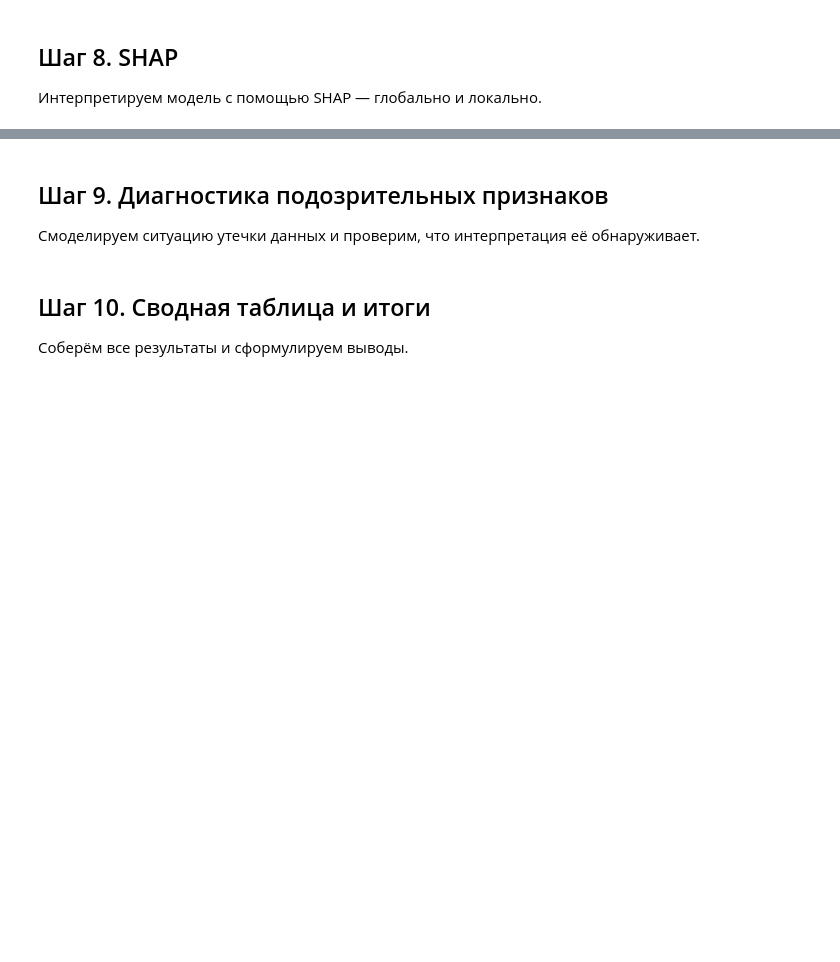
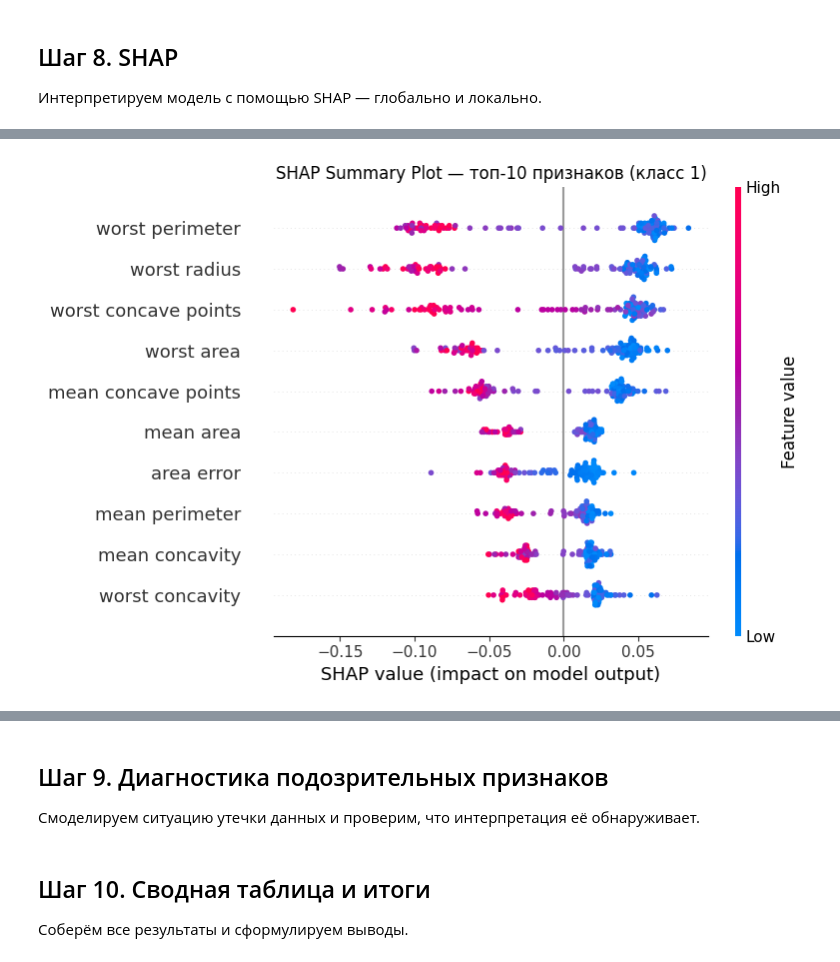
Before and after one commit to curseofuselessness/ml-course-homeworks, a Jupyter notebook: hw11_HyperParameters/hp_interp_practice_student.ipynb, the cells around one changed output, grey strips where cells are left out. Drawn from its saved outputs; the diff is of its cells as text; code cells hidden in the pictures; blank space fills up the shorter version.

```diff
--- a/hw11_HyperParameters/hp_interp_practice_student.ipynb
+++ b/hw11_HyperParameters/hp_interp_practice_student.ipynb
@@ -365,0 +492,77 @@ import shap
+# %%
+# ╔══════════════════════════════════════════════════════════════╗
+# ║  ЗАДАНИЕ 8б: Постройте summary plot                          ║
+# ║  Для мультикласса используйте shap_values[1] (класс 1)       ║
+# ║  Ответьте: какие признаки самые важные по SHAP?              ║
+# ║  Совпадает ли с PI из шага 6?                                ║
+# ╚══════════════════════════════════════════════════════════════╝
+
+# ПРАВКА: Вытаскиваем значения именно для класса 1 (положительного).
+# Если массив 3D (shape: объекты, признаки, классы), берем [:, :, 1]
+if len(shap_values.shape) == 3:
+    shap_matrix = shap_values[:, :, 1]
+else:
+    shap_matrix = shap_values
+
+# Строим summary plot
+plt.figure(figsize=(10, 6))
+
+# Передаем плоскую матрицу shap_matrix
+shap.summary_plot(
+    shap_matrix,
+    X_test,
+    feature_names=X_test.columns,
+    show=False,
+    max_display=10
+)
+
+plt.title('SHAP Summary Plot — топ-10 признаков (класс 1)')
+plt.tight_layout()
+plt.show()
+
+# Получаем ранжирование признаков по SHAP
+# Теперь shap_matrix строго 2D, и среднее по axis=0 даст строго 1D массив
+mean_abs_shap = np.mean(np.abs(shap_matrix), axis=0)
+
+shap_ranking = pd.DataFrame({
+    'feature': X_test.columns,
+    'mean_abs_shap': mean_abs_shap
+}).sort_values('mean_abs_shap', ascending=False)
+
+print("=" * 60)
+print("Ранжирование признаков по SHAP (среднее |SHAP|)")
+print("=" * 60)
+print(shap_ranking.to_string(index=False))
+
+# Сравнение с Permutation Importance из шага 6
+print("\n" + "=" * 60)
+print("Сравнение с Permutation Importance")
+print("=" * 60)
+
+# Берём топ-5 из SHAP
+top5_shap = shap_ranking.head(5)['feature'].tolist()
+
+# Берём топ-5 из PI (из шага 6)
+top5_pi = X_test.columns[np.argsort(pi_result['importances_mean'])[::-1][:5]].tolist()
+
+print(f"Топ-5 по SHAP: {top5_shap}")
+print(f"Топ-5 по PI:    {top5_pi}")
+
+# Совпадают ли?
+overlap = set(top5_shap) & set(top5_pi)
+print(f"\nСовпадают: {overlap}")
+print(f"Количество совпадений: {len(overlap)} из 5")
+
+if len(overlap) >= 4:
+    print("Вывод: Ранжирования в целом совпадают.")
+elif len(overlap) >= 2:
+    print("Вывод: Есть умеренное совпадение, но различия есть.")
+else:
+    print("Вывод: Ранжирования сильно различаются — методы измеряют разное.")
+
+print("\nПояснение:")
+print("- SHAP показывает, как признак влияет на предсказание (на сколько меняет)")
+print("- PI показывает, насколько падает качество модели без признака")
+print("- Различия могут быть из-за корреляции признаков или нелинейности")
+# %% [output]
+[figure, added]
```
Also changed, not shown: parts of 11 cells of this notebook.
